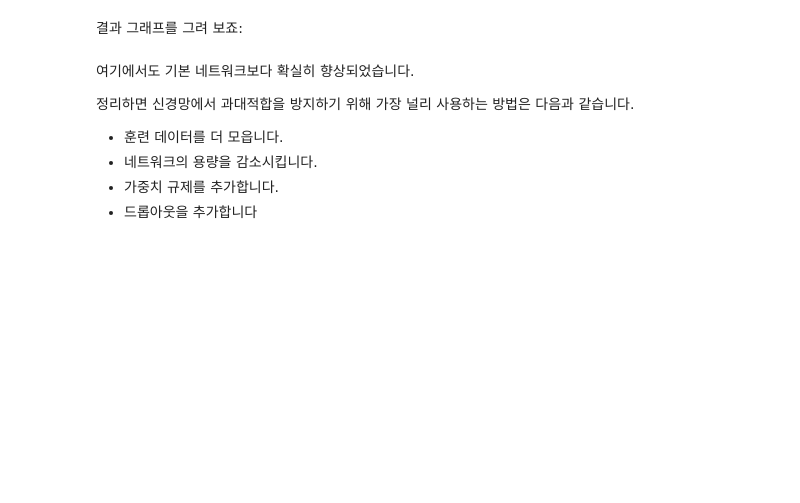
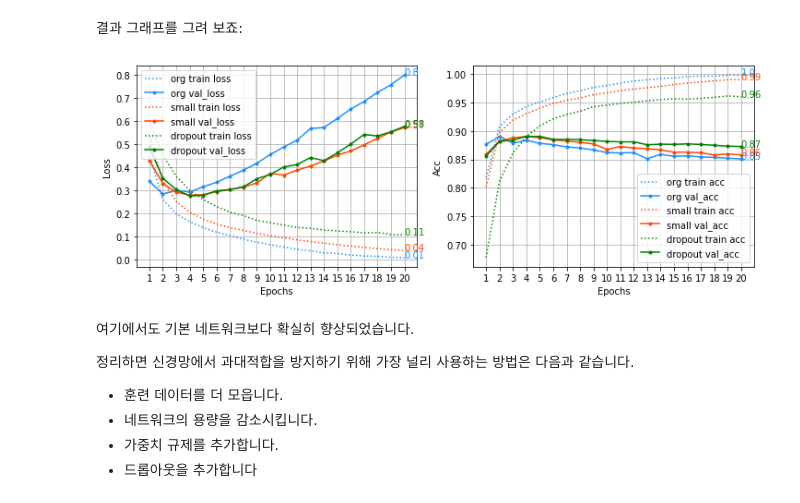
Before and after one commit to pthkbs123/SkillTreePython-DeepLearning, a Jupyter notebook: 02.케라스_창시자에게_배우는_딥러닝/4_4_overfitting_and_underfitting.ipynb, the cells around one changed output. Drawn from its saved outputs; the diff is of its cells as text; code cells hidden in the pictures; blank space fills up the shorter version.

````diff
--- a/02.케라스_창시자에게_배우는_딥러닝/4_4_overfitting_and_underfitting.ipynb
+++ b/02.케라스_창시자에게_배우는_딥러닝/4_4_overfitting_and_underfitting.ipynb
@@ -567,3 +567,20 @@ model.add(layers.Dropout(0.5))
 ```
 # %% [markdown]
 IMDB 네트워크에 두 개의 `Dropout` 층을 추가하고 과대적합을 얼마나 줄여주는지 확인해 보겠습니다:
+# %%
+from tensorflow.keras import models, layers, utils
+
+def build_dropout():
+  x = layers.Input(shape = (10000))
+  y = layers.Dense(16, activation = 'relu')(x)
+  y = layers.Dropout(0.5)(y)
+  y = layers.Dense(16, activation = 'relu')(y)
+  y = layers.Dropout(0.5)(y)
+  y = layers.Dense(1, activation = 'sigmoid')(y)
+  return models.Model(x,y, name = 'DropOut')
+
+dropout = build_dropout()
+dropout.summary()
+dropout.compile(optimizer='rmsprop',
+            loss='binary_crossentropy',
+            metrics=['acc'])
@@ -569,0 +605,4 @@ IMDB 네트워크에 두 개의 `Dropout` 층을 추가하고 과대적합을
+# %%
+dropout_hist = dropout.fit(x_train, y_train,
+                   epochs = 20, batch_size = 512,
+                   validation_data = (x_test,y_test))
@@ -570,5 +627,12 @@ IMDB 네트워크에 두 개의 `Dropout` 층을 추가하고 과대적합을
 # %% [markdown]
 결과 그래프를 그려 보죠:
+# %%
+hists = [org_hist, small_hist, dropout_hist]
+titles = ['org','small','dropout']
+colors = ['dodgerblue', 'orangered','green']
+plot_lcurve(hists, titles, colors)
+# %% [output]
+[figure, added]
 # %% [markdown]
 여기에서도 기본 네트워크보다 확실히 향상되었습니다.
 
````
Also changed, not shown: parts of 2 cells of this notebook.
